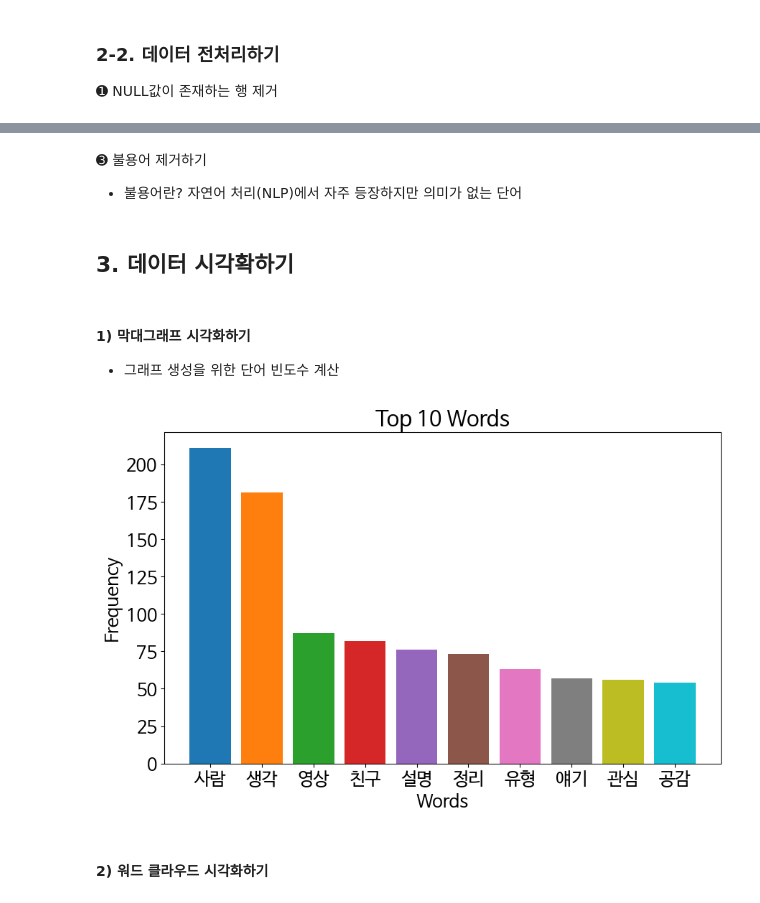
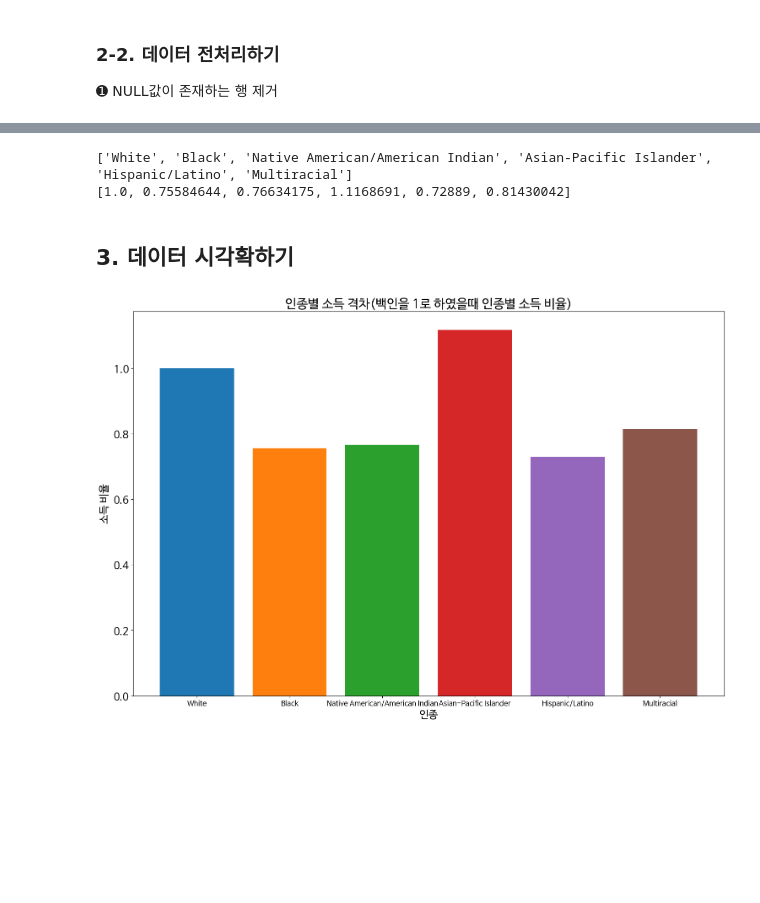
Before and after one commit to CaffeineLIL/P-UM-project-Sinsong-High, a Jupyter notebook: MBTI_워드클라우드.ipynb, the cells around one changed output, grey strips where cells are left out. Drawn from its saved outputs; the diff is of its cells as text; code cells hidden in the pictures; blank space fills up the shorter version.

```diff
--- a/MBTI_워드클라우드.ipynb
+++ b/MBTI_워드클라우드.ipynb
@@ -47,3 +40,7 @@ df
+# %%
+# 데이터 읽기
+df = pd.read_excel("Earnings Disparity Race and Ethnicity Data.xlsx",sheet_name = "Data")
+filtered_df = df[df['State'] == 'NATIONAL']
 # %% [markdown]
 
 
@@ -129,3 +77,0 @@ filtered_nouns = [word for word in nouns if len(word) >= 2]
-# %% [markdown]
-➌ 불용어 제거하기
-  - 불용어란? 자연어 처리(NLP)에서 자주 등장하지만 의미가 없는 단어
@@ -136,39 +78,41 @@ filtered_nouns = [word for word in filtered_nouns if word not in stopwords]
+# %%
+# 2. 필터링된 데이터에서 다른 열의 정보 가져오기
+dataType = filtered_df['Data Type'].tolist()
+print(dataType)
+earnings_Disparity = filtered_df['Earnings Disparity'].tolist()
+print(earnings_Disparity)
+# %% [output]
+['White', 'Black', 'Native American/American Indian', 'Asian-Pacific Islander', 'Hispanic/Latino', 'Multiracial']
+[1.0, 0.75584644, 0.76634175, 1.1168691, 0.72889, 0.81430042]
 # %% [markdown]
 ## **3. 데이터 시각확하기**
-# %% [markdown]
-#### 1) 막대그래프 시각화하기
-- 그래프 생성을 위한 단어 빈도수 계산
 # %%
-# 단어 빈도수 계산
-word_counts = Counter(filtered_nouns)
-
+# 시각화 - 그래프
 #만약 findfont: font family '폰트 이름' not found. 에러가 뜨면 해당 함수를 호출하세요.
-#물론 fname 변수,  name, update()함수 는 알맞게 수정 후 실행해야 합니다
-def applyFont():
+#물론 fname 변수, name, update()함수 는 알맞게 수정 후 실행해야 합니다
+def ApplyFont():
     fe = font_manager.FontEntry(
         fname=r'C:\\학교 과제\\알피코\\신송고\\MBTI_WordCloud\\NanumBarunGothic.ttf', # ttf 파일이 저장되어 있는 경로
         name='NanumBarunGothic')                        # 이 폰트의 원하는 이름 설정
     font_manager.fontManager.ttflist.insert(0, fe)              # Matplotlib에 폰트 추가
     plt.rcParams.update({'font.size': 18, 'font.family': 'NanumBarunGothic'}) # 폰트 설정
+
+ApplyFont()
+
+
+plt.rc('font', family='NanumBarunGothic')
+
+plt.figure(figsize=(15, 10))
+colors = ['C0', 'C1', 'C2', 'C3', 'C4', 'C5', 'C6']
+plt.bar(dataType, earnings_Disparity, color=colors)
+# 레이아웃 자동 조정
+plt.tight_layout()
+plt.xticks(fontsize=12.5)
+
+plt.xlabel('인종')
+plt.ylabel('소득 비율')
+plt.title('인종별 소득 격차(백인을 1로 하였을때 인종별 소득 비율)')
+plt.savefig('인종 별 소득격차.png', format='png')
+plt.show()
+# %% [output]
+[figure, added]
-# %%
-# 시각화 - 그래프
-common_words = word_counts.most_common(10)
-words, counts = zip(*common_words)
-
-#applyFont()
-
-plt.rc('font', family='NanumBarunGothic')
-
-plt.figure(figsize=(10, 6))
-colors = ['C0', 'C1', 'C2', 'C3', 'C4', 'C5', 'C6', 'C7', 'C8', 'C9']
-plt.bar(words, counts, color=colors)
-
-plt.xlabel('Words')
-plt.ylabel('Frequency')
-plt.title('Top 10 Words')
-plt.savefig('my_bar.png', format='png')
-plt.show()
-# %% [output]
-[figure, removed]
-# %% [markdown]
-#### 2) 워드 클라우드 시각화하기
```
Also changed, not shown: parts of 16 cells of this notebook, 1 other file.
